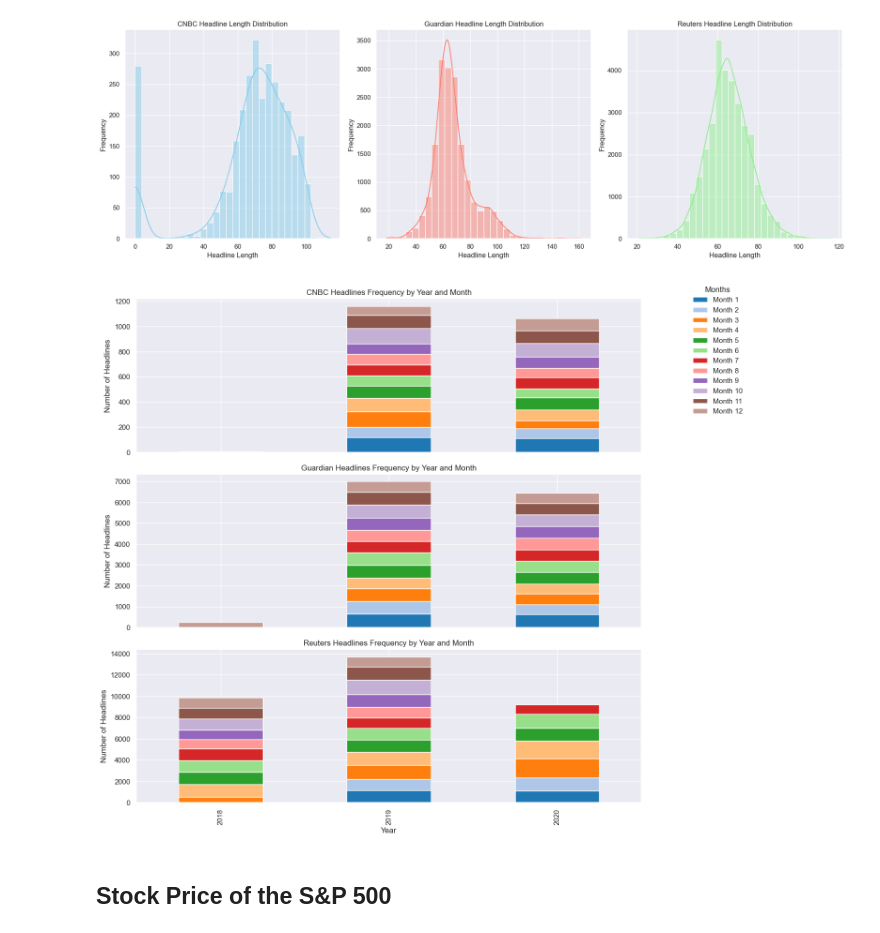
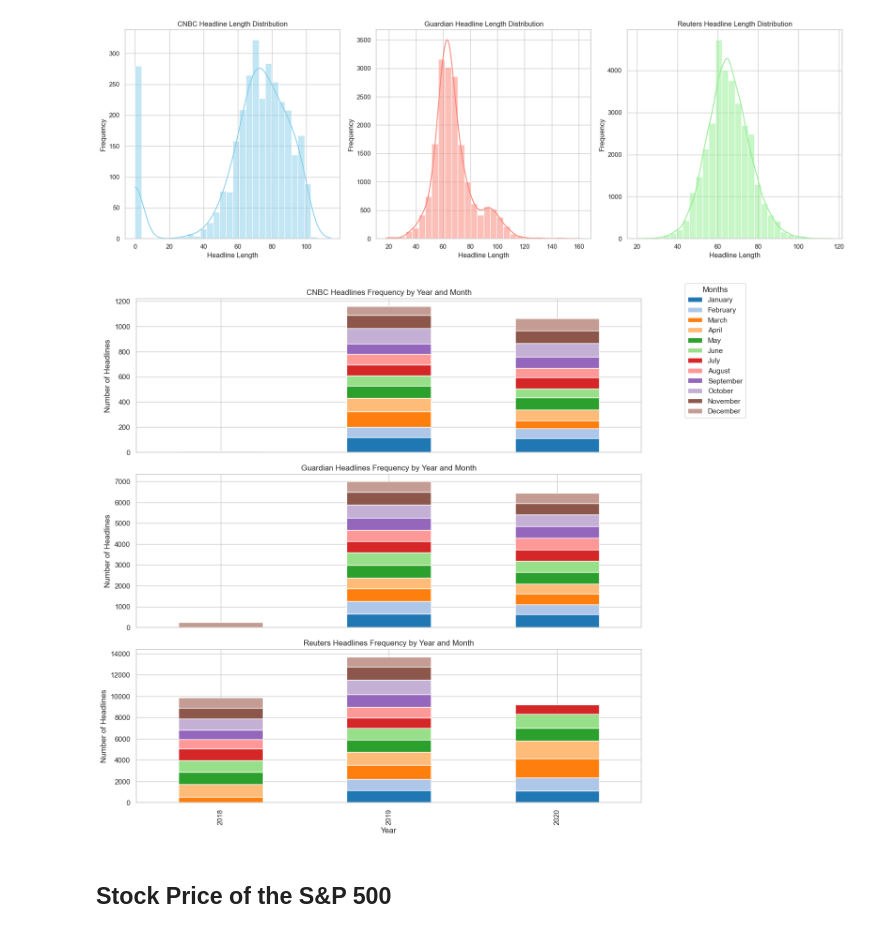
Before and after one commit to Aaron3963/CSE_151A_Project, a Jupyter notebook: EDA.ipynb, the cells around one changed output. Cells and saved outputs as stored; diff of their text form; code cells hidden in the pictures.

```diff
--- a/EDA.ipynb
+++ b/EDA.ipynb
@@ -2,5 +2,8 @@
 import numpy as np
 import pandas as pd
 import seaborn as sns
+import calendar
 import matplotlib.pyplot as plt
 import yfinance as yf
+
+sns.set_theme(style="whitegrid")
@@ -131,6 +78,12 @@ plt.show()
 # %% [output]
 [figure]
 # %%
+cnbc_data['Time'] = (
+    cnbc_data['Time']
+    .str.replace(r"ET", "", regex=True)
+    .str.strip()
+)
+
 # Convert the 'Time' columns to datetime format for each dataset
 cnbc_data['Time'] = pd.to_datetime(cnbc_data['Time'], errors='coerce')
 guardian_data['Time'] = pd.to_datetime(guardian_data['Time'], errors='coerce')
@@ -151,32 +104,32 @@ reuters_yearly_counts = reuters_data.groupby(['Year', 'Month']).size().unstack(f
 # %%
 fig, ax = plt.subplots(3, 1, figsize=(14, 12), sharex=True)
 
 # Set a colormap to represent months consistently
 month_colors = plt.colormaps["tab20"]
 
 # CNBC dataset with month colors
 cnbc_yearly_counts.plot(kind="bar", stacked=True, ax=ax[0], color=[month_colors(i) for i in range(12)], legend=False)
 ax[0].set_title("CNBC Headlines Frequency by Year and Month")
 ax[0].set_ylabel("Number of Headlines")
 
 # Guardian dataset with month colors
 guardian_yearly_counts.plot(kind="bar", stacked=True, ax=ax[1], color=[month_colors(i) for i in range(12)], legend=False)
 ax[1].set_title("Guardian Headlines Frequency by Year and Month")
 ax[1].set_ylabel("Number of Headlines")
 
 # Reuters dataset with month colors
 reuters_yearly_counts.plot(kind="bar", stacked=True, ax=ax[2], color=[month_colors(i) for i in range(12)], legend=False)
 ax[2].set_title("Reuters Headlines Frequency by Year and Month")
 ax[2].set_ylabel("Number of Headlines")
 ax[2].set_xlabel("Year")
 
 # Adding a single legend for the months
-fig.legend([f"Month {i}" for i in range(1, 13)], loc="upper right", title="Months")
-
+month_names = [calendar.month_name[i] for i in range(1, 13)]
+fig.legend(month_names, loc="upper right", title="Months")
 plt.tight_layout(rect=[0, 0, 0.85, 1])  # Adjust layout to fit the legend
 plt.show()
 # %% [output]
-[figure, old version]
+[figure, new version]
 # %% [markdown]
 ## Stock Price of the S&P 500
 # %%
```
Also changed, not shown: parts of 14 cells of this notebook.
